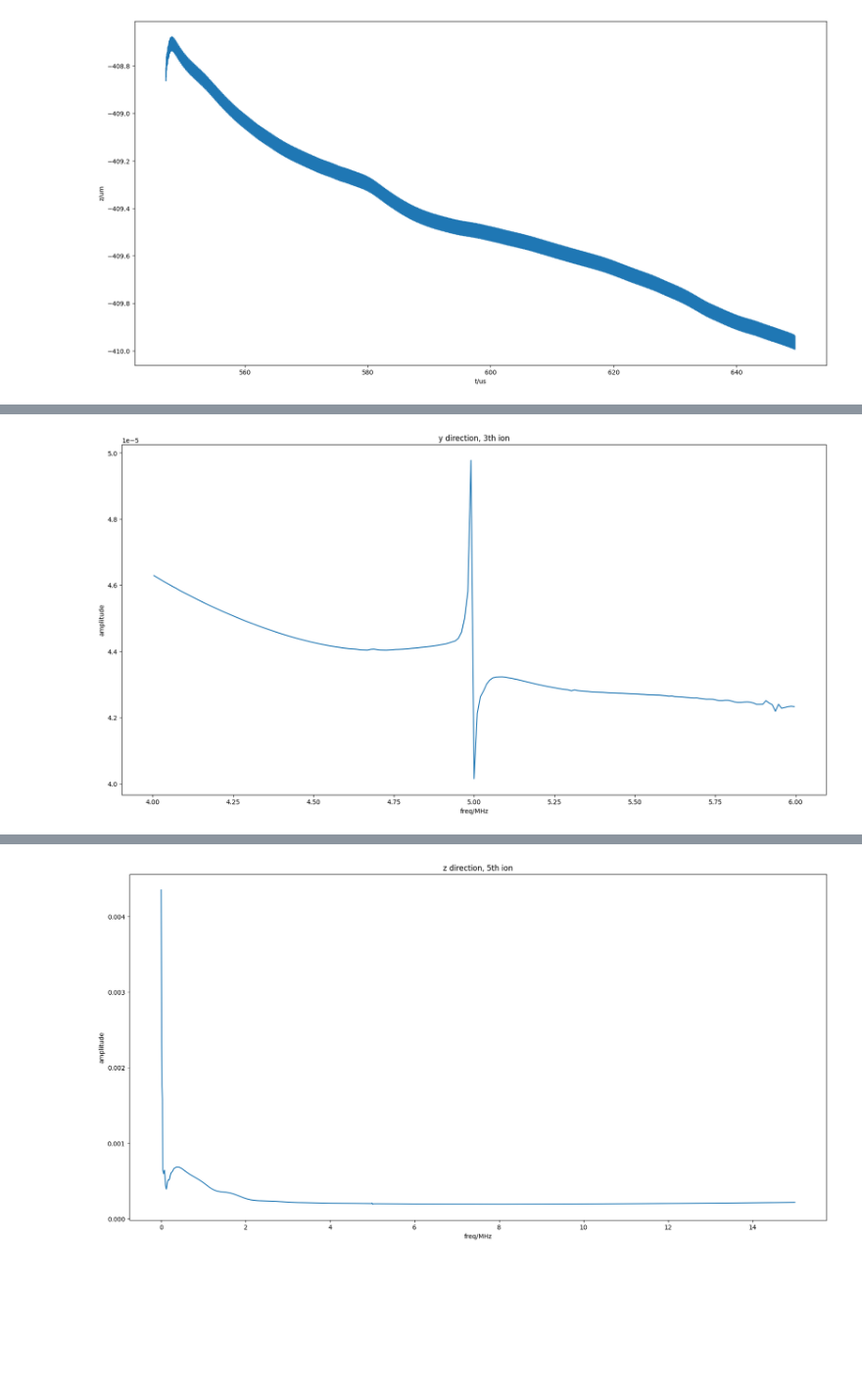
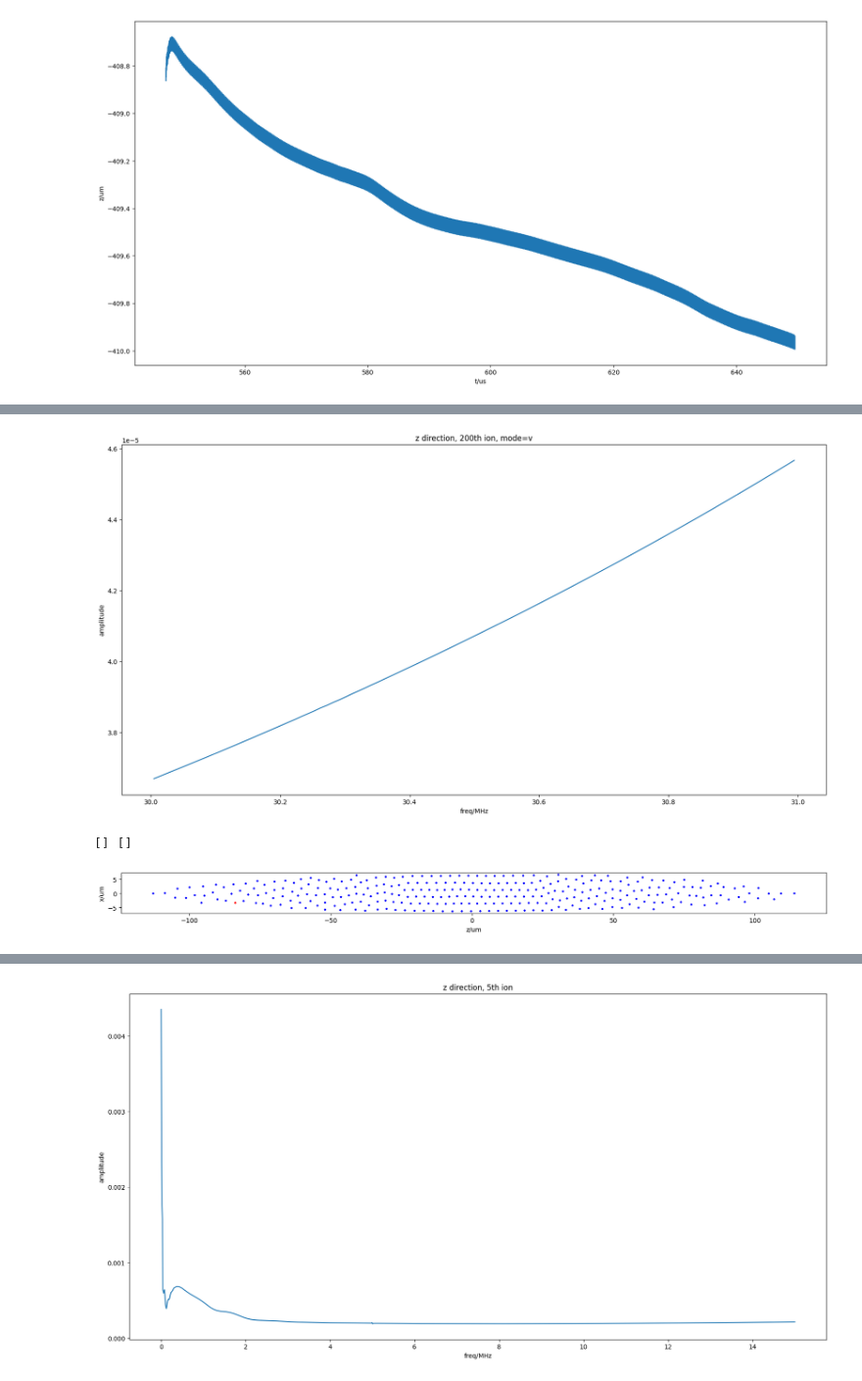
Before and after one commit to ylctql/ion-dynamic-simulation, a Jupyter notebook: src/sequence.ipynb, the cells around one changed output, grey strips where cells are left out. Shown at 98% size. Drawn from its saved outputs; the diff is of its cells as text; code cells hidden in the pictures; blank space fills up the shorter version.

```diff
--- a/src/sequence.ipynb
+++ b/src/sequence.ipynb
@@ -114,5 +226,11 @@ freq_segment(axis=0, ion_id=3)
 # %%
-freq_segment(axis=1, ion_id=3, min_freq=4, max_freq=6)
+peak_freq, peak_mag = freq_segment(axis=2, ion_id=200, min_freq=30, max_freq=31)
+print(peak_freq, peak_mag)
 # %% [output]
-[figure, old version]
+[figure, new version]
+[] []
+# %%
+pick_up_ion(42)
+# %% [output]
+[figure, added]
 # %%
```
Also changed, not shown: parts of 21 cells of this notebook, 8 other files.
